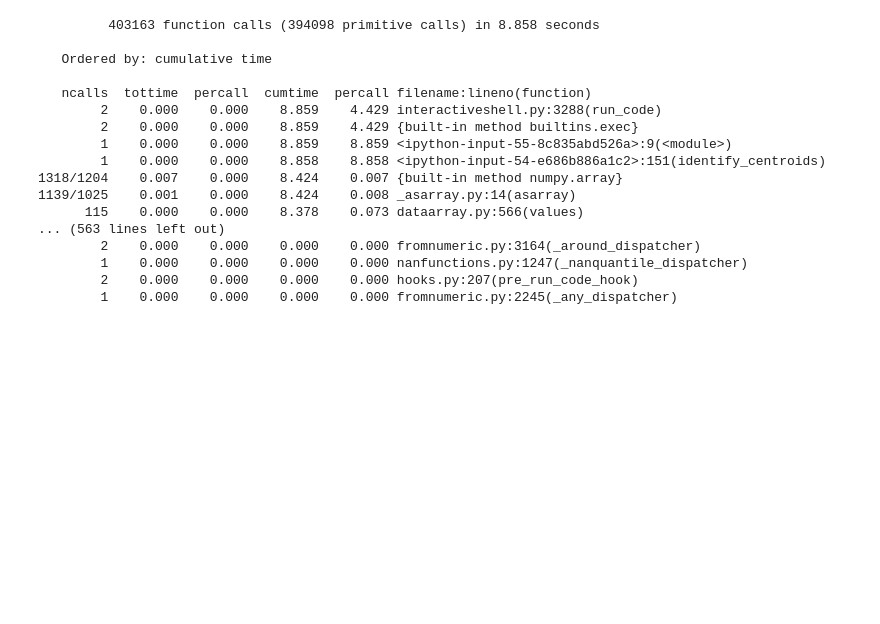
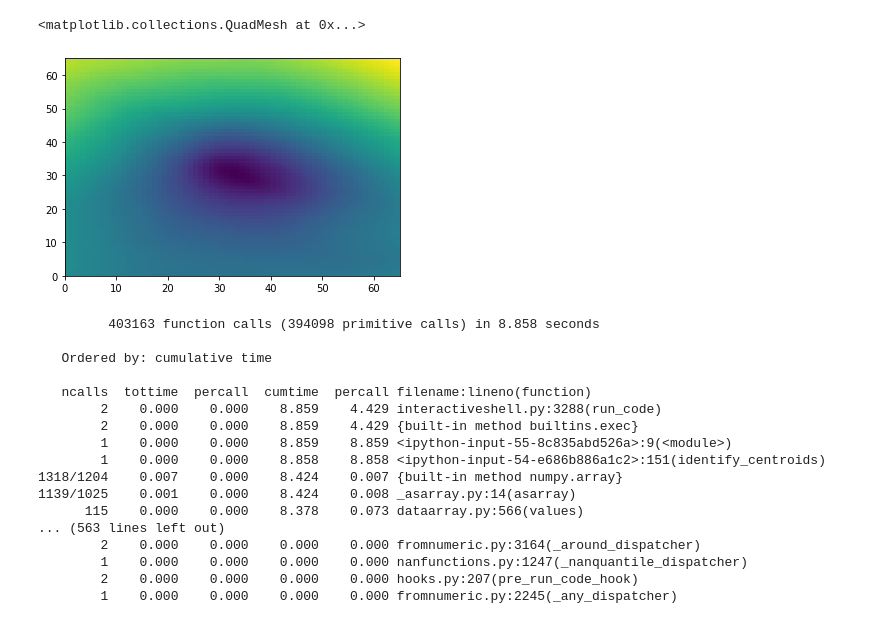
Before and after one commit to aaTman/centroid_finder, a Jupyter notebook: StormTracker.ipynb, the cells around one changed output. Drawn from its saved outputs; the diff is of its cells as text; code cells hidden in the pictures; blank space fills up the shorter version.

```diff
--- a/StormTracker.ipynb
+++ b/StormTracker.ipynb
@@ -84,9 +113,15 @@ class CentroidFinder:
         elif self.dims == 3:
             if 'edge_radius' in kwargs.keys():
                 edge_radius = kwargs['edge_radius']
-                H1 = np.array([uniform_filter(n[self.edge_radius:-self.edge_radius,self.edge_radius:-self.edge_radius],size=10,mode='nearest') for n in self.da])
+                if self.tqdm:
+                    H1 = np.array([uniform_filter(n[self.edge_radius:-self.edge_radius,self.edge_radius:-self.edge_radius],size=10,mode='nearest') for n in tqdm_notebook(self.da)])
+                else:
+                    H1 = np.array([uniform_filter(n[self.edge_radius:-self.edge_radius,self.edge_radius:-self.edge_radius],size=10,mode='nearest') for n in self.da])
             else:
-                H1 = np.array([uniform_filter(n,size=10,mode='nearest') for n in self.da])
+                if self.tqdm:
+                    H1 = np.array([uniform_filter(n,size=10,mode='nearest') for n in tqdm_notebook(self.da)])
+                else:
+                    H1 = np.array([uniform_filter(n,size=10,mode='nearest') for n in self.da])
             gradx,grady = np.gradient(H1,axis=(1,2))
             gradxx = np.gradient(gradx.copy(),axis=(1,2))[0]
             gradyy = np.gradient(grady.copy(),axis=(1,2))[1]
@@ -150,7 +185,7 @@ class CentroidFinder:
                             itertools.combinations(coords_list,2) if self.euclidian_mask_non_xr(*n)]
         out_mask = [(lat_map[n[0]],lon_map[n[1]]) for n in out_mask]
         coords_list = [(lat_map[n[0]],lon_map[n[1]]) for n in coords_list]
-        self.i+=1
+        self.i += 1
         return [x for x in coords_list if x not in out_mask]
 
     def _test_plot(self, lats, lons, iteration=0):
@@ -169,13 +204,17 @@ class CentroidFinder:
         plt.show()
 
     def identify_centroids(self, plot_map=False, **kwargs):
+        if 'tqdm' in kwargs.keys():
+            assert isinstance(kwargs['tqdm'],bool), 'tqdm must be bool'
+            self.tqdm = kwargs['tqdm']
+        else:
+            self.tqdm = False
         if 'remove_edges' in kwargs.keys():
             if kwargs['remove_edges']:
                 try:
                     self.edge_radius = int(np.round(kwargs['edge_radius']/self.res))
                 except:
                     self.edge_radius = int(np.round(5/self.res))
-
             h = self.minima_filter(edge_radius=True)
             lat_map = self.da.latitude.values[self.edge_radius:-self.edge_radius]
             lon_map = self.da.longitude.values[self.edge_radius:-self.edge_radius]
@@ -190,7 +229,10 @@ class CentroidFinder:
             if plot_map:
                 self._test_plot(lats, lons)
         elif self.dims == 3:
-            coords_list = [self._create_coord_tuples(n, lat_map, lon_map) for n in h]
+            if self.tqdm:
+                coords_list = [self._create_coord_tuples(n, lat_map, lon_map) for n in tqdm_notebook(h)]
+            else:
+                coords_list = [self._create_coord_tuples(n, lat_map, lon_map) for n in h]
             i=0
             for valid in coords_list:
                 lats = [n[0] for n in valid]
@@ -258,8 +300,9 @@ def conv_kernel_array(filter_size_in_deg, model_res):
     kernel = np.ones((array_size,array_size))/array_size**2
     return kernel
 # %%
-time = pd.date_range('2007-01-01', freq='D', periods=14)
-centroid = CentroidFinder(era5_slp.sel(latitude=slice(60,30),longitude=slice(-85,-30),time=time),resolution=0.25)
+time = pd.date_range('2007-01-01','2014-02-28', freq='D')
+time = time[time.month.isin([12,1,2])]
+centroid = CentroidFinder(era5_slp.sel(time=time, latitude=slice(60,30), longitude=slice(-85,-30)), resolution=0.25)
 centroid.subset_time((time[0].strftime('%Y-%m-%d'),time[-1].strftime('%Y-%m-%d')))
-coords = centroid.identify_centroids(plot_map=True,remove_edges=True,edge_radius=7.5)
+coords = centroid.identify_centroids(plot_map=False, remove_edges=True, edge_radius=7.5,tqdm=True)
 # %% [output]
@@ -266,0 +310,9 @@ KeyboardInterrupt:
+# %%
+rel_list = []
+for i,n in enumerate(coords):
+    print(n)
+    for coord in n:
+        rel_list.append(era5_slp.msl.sel(time=time,latitude=slice(60,30),
+                                         longitude=slice(-85,-30)).isel(time=i).sel(latitude=slice(coord[0]+8,coord[0]-8),
+                                                                                    longitude=slice(coord[1]-8,coord[1]+8)))
+rel_list_values = np.array([n.values for n in rel_list])
@@ -267,3 +334,8 @@ KeyboardInterrupt:
+# %%
+plt.pcolormesh(np.mean(rel_list_values,axis=0))
+# %% [output]
+<matplotlib.collections.QuadMesh at 0x...>
+[figure, added]
 # %%
 
 time = pd.date_range('2007-01-01', freq='D', periods=56)
```
Also changed, not shown: parts of 5 cells of this notebook.
